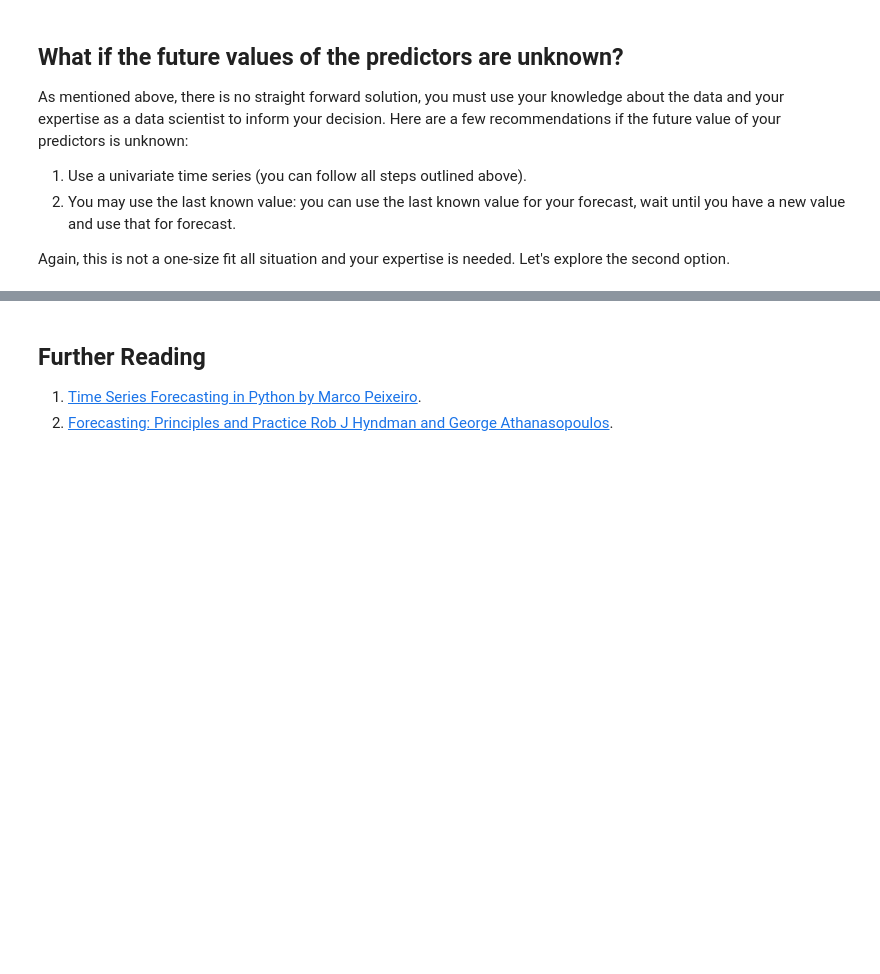
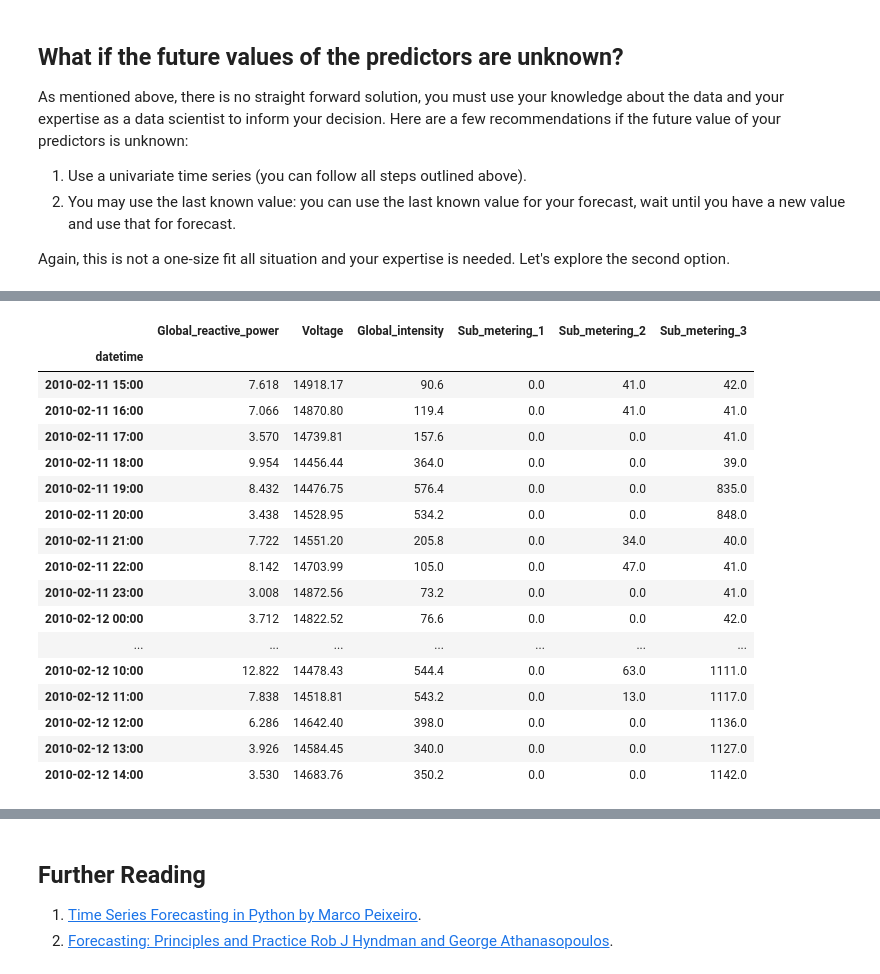
Before and after one commit to Ibrahim-Ola/time-series-python, a Jupyter notebook: SARIMA.ipynb, the cells around one changed output, grey strips where cells are left out. Saved outputs shown, nothing was run; the diff lists cells and outputs as text; code cells hidden in the pictures; blank space fills up the shorter version.

```diff
--- a/SARIMA.ipynb
+++ b/SARIMA.ipynb
@@ -477,0 +521,21 @@ Again, this is not a one-size fit all situation and your expertise is needed. Le
+# %%
+test_exo.iloc[:24, :]
+# %% [output]
+|  | Global_reactive_power | Voltage | Global_intensity | Sub_metering_1 | Sub_metering_2 | Sub_metering_3 |
+| datetime |  |  |  |  |  |  |
+| 2010-02-11 15:00 | 7.618 | 14918.17 | 90.6 | 0.0 | 41.0 | 42.0 |
+| 2010-02-11 16:00 | 7.066 | 14870.80 | 119.4 | 0.0 | 41.0 | 41.0 |
+| 2010-02-11 17:00 | 3.570 | 14739.81 | 157.6 | 0.0 | 0.0 | 41.0 |
+| 2010-02-11 18:00 | 9.954 | 14456.44 | 364.0 | 0.0 | 0.0 | 39.0 |
+| 2010-02-11 19:00 | 8.432 | 14476.75 | 576.4 | 0.0 | 0.0 | 835.0 |
+| 2010-02-11 20:00 | 3.438 | 14528.95 | 534.2 | 0.0 | 0.0 | 848.0 |
+| 2010-02-11 21:00 | 7.722 | 14551.20 | 205.8 | 0.0 | 34.0 | 40.0 |
+| 2010-02-11 22:00 | 8.142 | 14703.99 | 105.0 | 0.0 | 47.0 | 41.0 |
+| 2010-02-11 23:00 | 3.008 | 14872.56 | 73.2 | 0.0 | 0.0 | 41.0 |
+| 2010-02-12 00:00 | 3.712 | 14822.52 | 76.6 | 0.0 | 0.0 | 42.0 |
+| ... | ... | ... | ... | ... | ... | ... |
+| 2010-02-12 10:00 | 12.822 | 14478.43 | 544.4 | 0.0 | 63.0 | 1111.0 |
+| 2010-02-12 11:00 | 7.838 | 14518.81 | 543.2 | 0.0 | 13.0 | 1117.0 |
+| 2010-02-12 12:00 | 6.286 | 14642.40 | 398.0 | 0.0 | 0.0 | 1136.0 |
+| 2010-02-12 13:00 | 3.926 | 14584.45 | 340.0 | 0.0 | 0.0 | 1127.0 |
+| 2010-02-12 14:00 | 3.530 | 14683.76 | 350.2 | 0.0 | 0.0 | 1142.0 |
```
Also changed, not shown: parts of 7 cells of this notebook.
